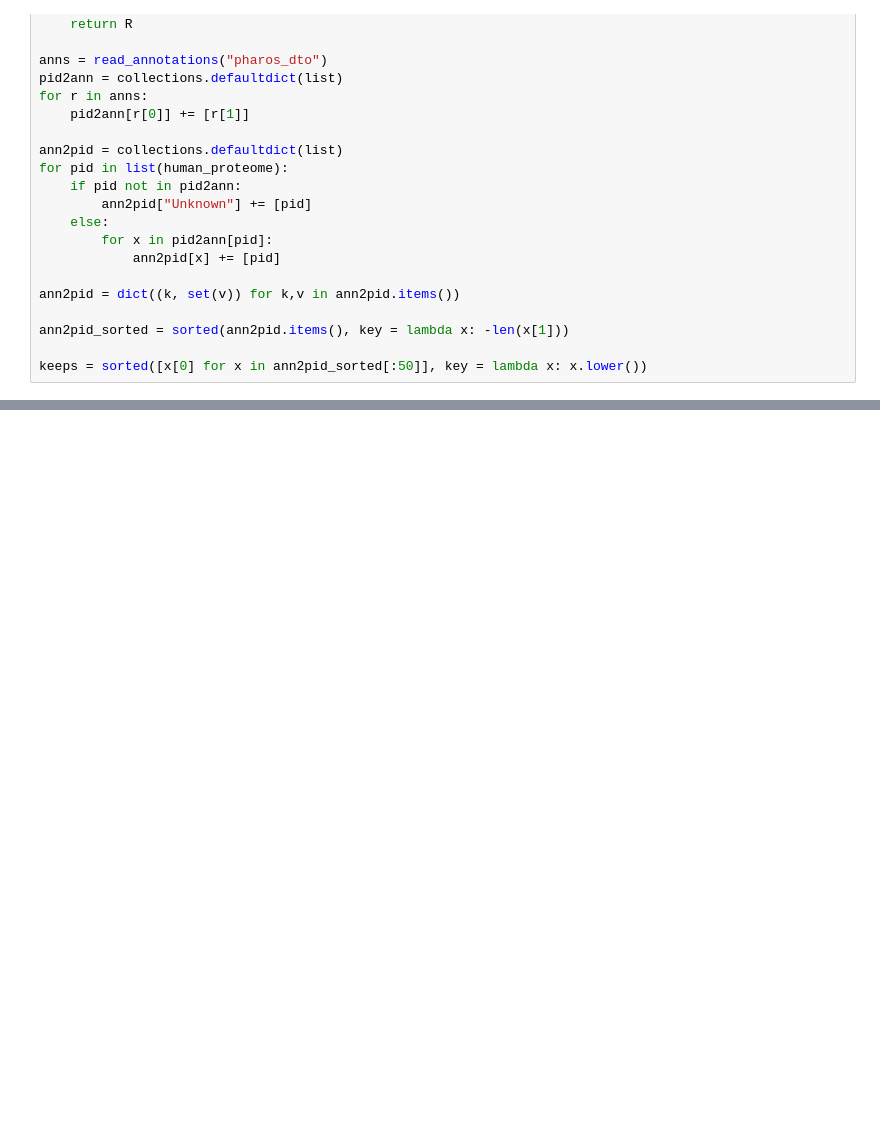
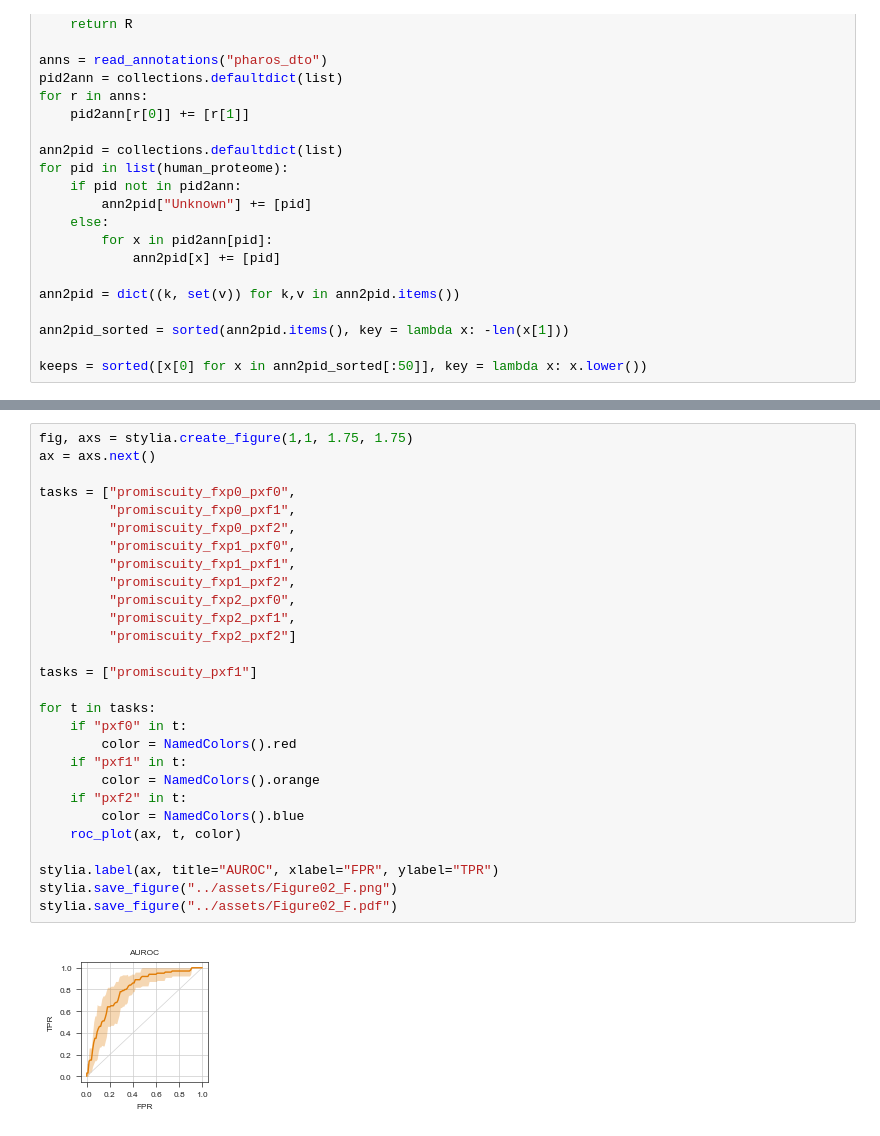
Before and after one commit to ligand-discovery/primary-paper-figures, a Jupyter notebook: notebooks/Figure-02.ipynb, the cells around one changed output, grey strips where cells are left out. Cells and saved outputs as stored; diff of their text form; blank space fills up the shorter version.

Commit message:
figure 1 and figure 2

```diff
--- a/notebooks/Figure-02.ipynb
+++ b/notebooks/Figure-02.ipynb
@@ -467,0 +501,30 @@ keeps = sorted([x[0] for x in ann2pid_sorted[:50]], key = lambda x: x.lower())
+# %%
+fig, axs = stylia.create_figure(1,1, 1.75, 1.75)
+ax = axs.next()
+
+tasks = ["promiscuity_fxp0_pxf0",
+         "promiscuity_fxp0_pxf1",
+         "promiscuity_fxp0_pxf2",
+         "promiscuity_fxp1_pxf0",
+         "promiscuity_fxp1_pxf1",
+         "promiscuity_fxp1_pxf2",
+         "promiscuity_fxp2_pxf0",
+         "promiscuity_fxp2_pxf1",
+         "promiscuity_fxp2_pxf2"]
+
+tasks = ["promiscuity_pxf1"]
+
+for t in tasks:
+    if "pxf0" in t:
+        color = NamedColors().red
+    if "pxf1" in t:
+        color = NamedColors().orange
+    if "pxf2" in t:
+        color = NamedColors().blue
+    roc_plot(ax, t, color)
+
+stylia.label(ax, title="AUROC", xlabel="FPR", ylabel="TPR")
+stylia.save_figure("../assets/Figure02_F.png")
+stylia.save_figure("../assets/Figure02_F.pdf")
+# %% [output]
+[figure, added]
```
Also changed, not shown: parts of 10 cells of this notebook, 17 other files.
